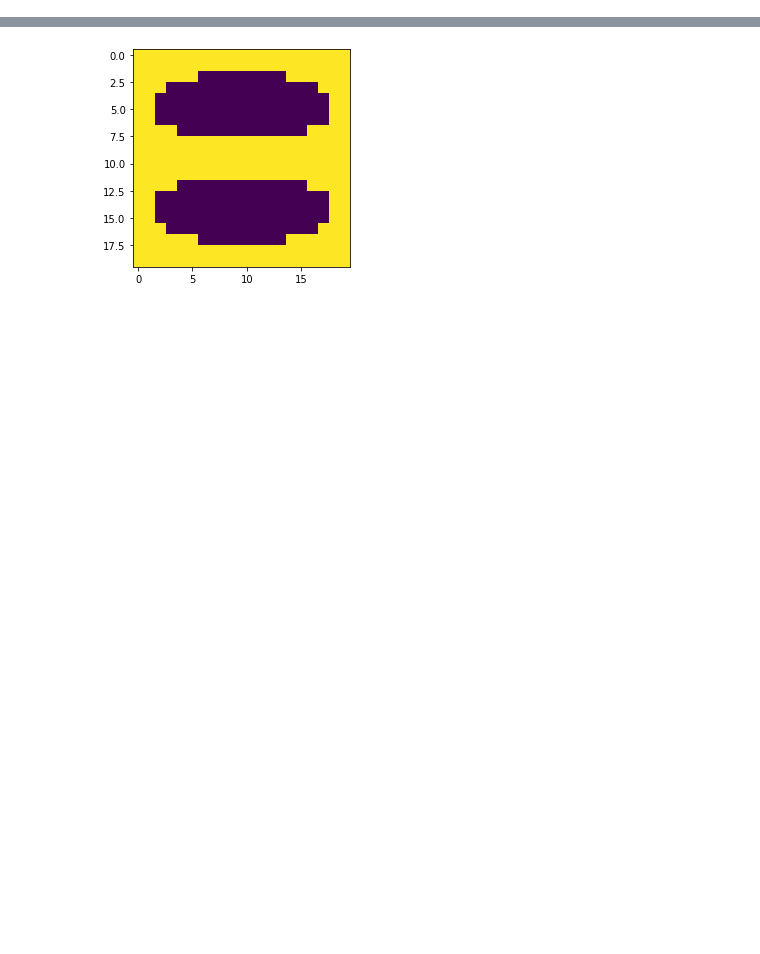
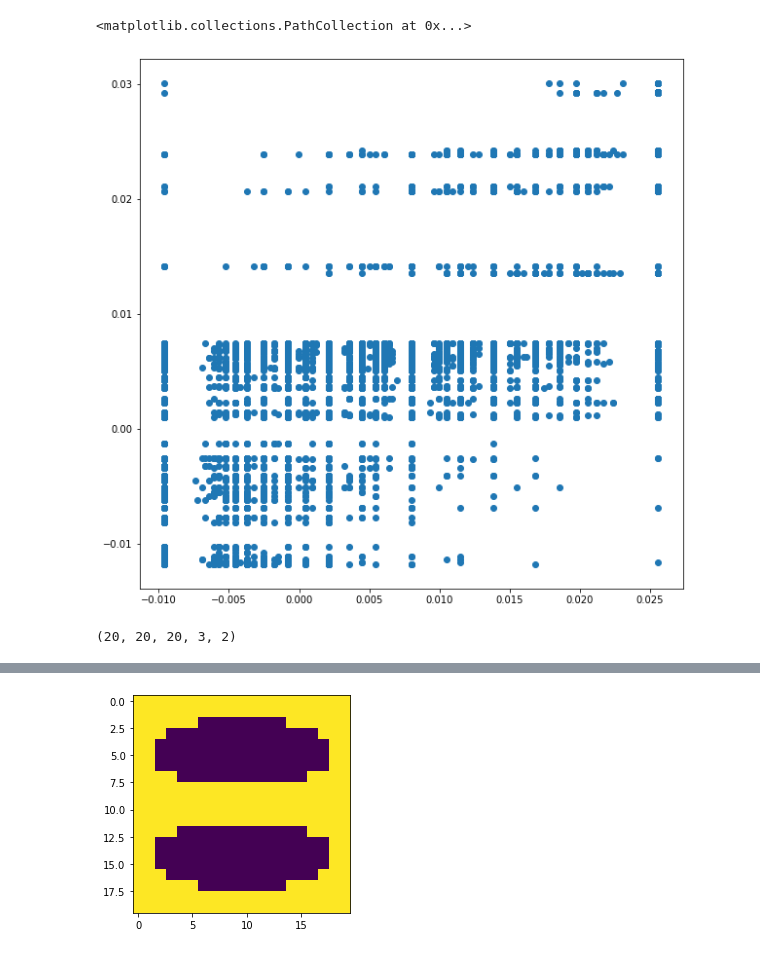
Before and after one commit to avicooper1/OOD_Orientation_Generalization, a Jupyter notebook: notebooks/network_analysis.ipynb, the cells around one changed output, grey strips where cells are left out. Drawn from its saved outputs; the diff is of its cells as text; code cells hidden in the pictures; blank space fills up the shorter version.

```diff
--- a/notebooks/network_analysis.ipynb
+++ b/notebooks/network_analysis.ipynb
@@ -22,0 +140,13 @@ ExpData.get_experiments(319).training_category
+# %%
+exp = exps_frames.iloc[3]
+heatmap = np.nan_to_num(np.load(exp.eval_heatmap))
+fitted = fitted_model(pred_models[exp.pred_model_i], exp)
+
+def normalized(arr):
+    return arr / np.sqrt(np.sum(np.power(arr, 2)))
+
+plt.subplots(1, 1, figsize=(10, 10))
+plt.scatter(normalized(n_heatmap.flatten()), normalized(n_fitted.flatten()))
+# %% [output]
+<matplotlib.collections.PathCollection at 0x...>
+[figure, added]
@@ -22,0 +169,4 @@ ExpData.get_experiments(319).training_category
+# %%
+cubelet_ranges
+# %% [output]
+(20, 20, 20, 3, 2)
```
Also changed, not shown: parts of 35 cells of this notebook, 10 other files.
